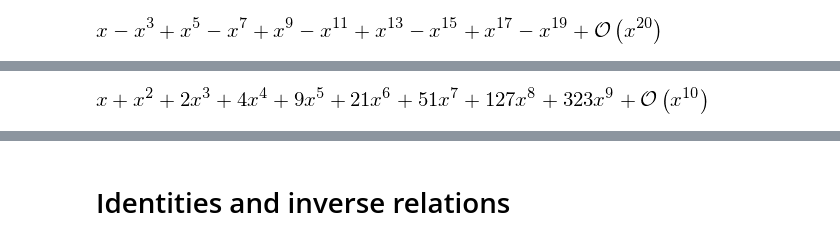
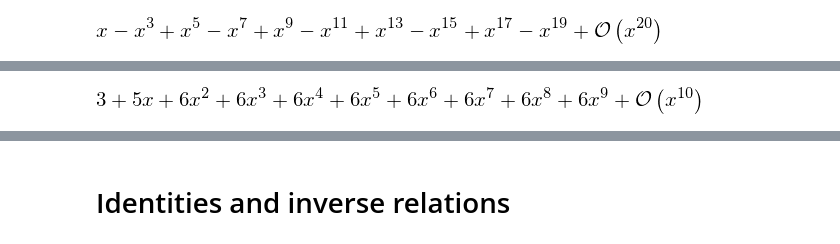
Before and after one commit to massimo-nocentini/master-thesis, a Jupyter notebook: sympy/notebooks/The Riordan Group.ipynb, the cells around one changed output, grey strips where cells are left out. Cells and saved outputs as stored; diff of their text form; code cells hidden in the pictures.

```diff
--- a/sympy/notebooks/The Riordan Group.ipynb
+++ b/sympy/notebooks/The Riordan Group.ipynb
@@ -155,4 +168,5 @@ Latex(Riordan_matrix_latex_code(g, f, x, order=10))
 # %%
 series(f(x),x,n=10)
+display(series((3+2*x+x**2)/(1-x), n=10))
 # %% [output]
-[figure, old version]
+[figure, new version]
```
Also changed, not shown: parts of 16 cells of this notebook, 3 other files.
